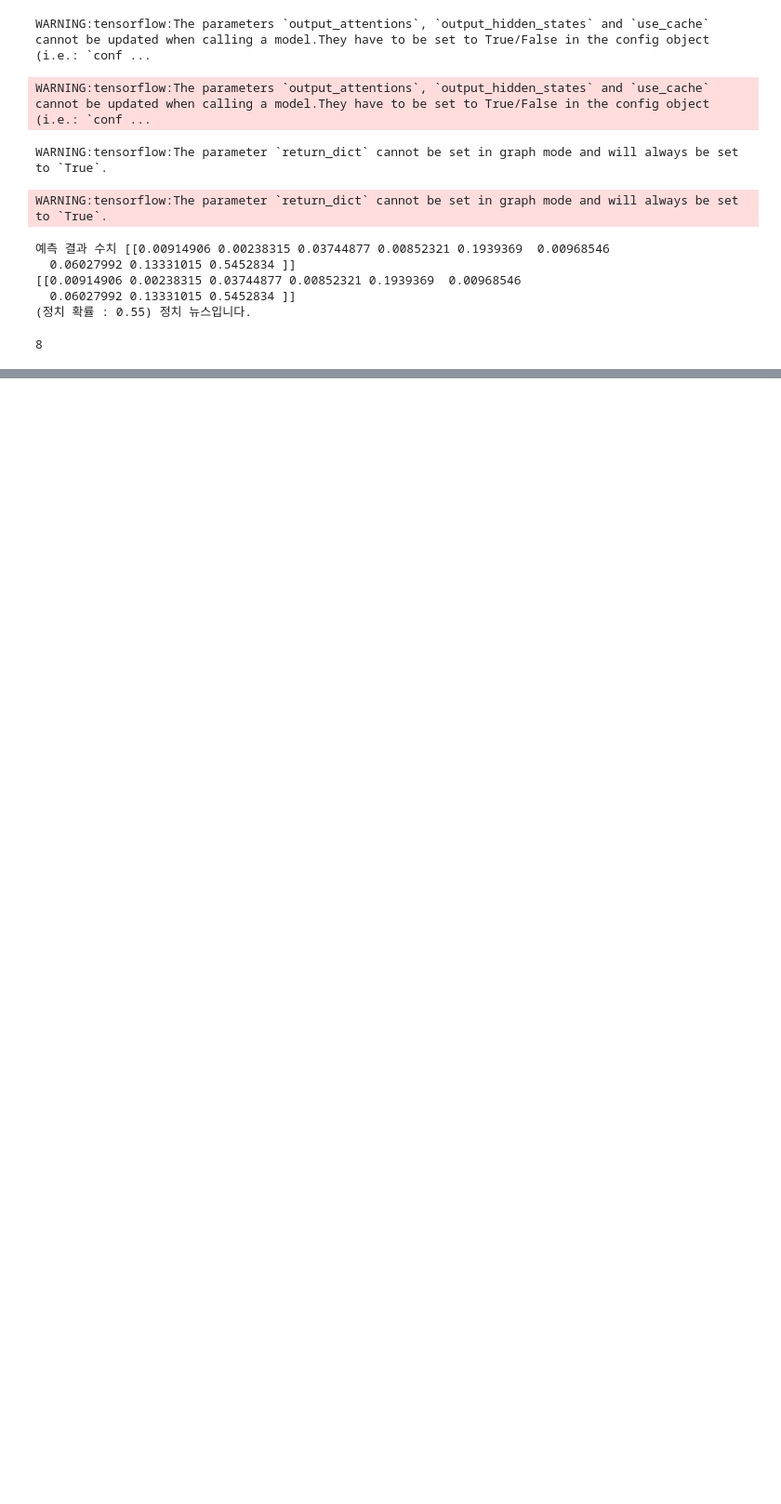
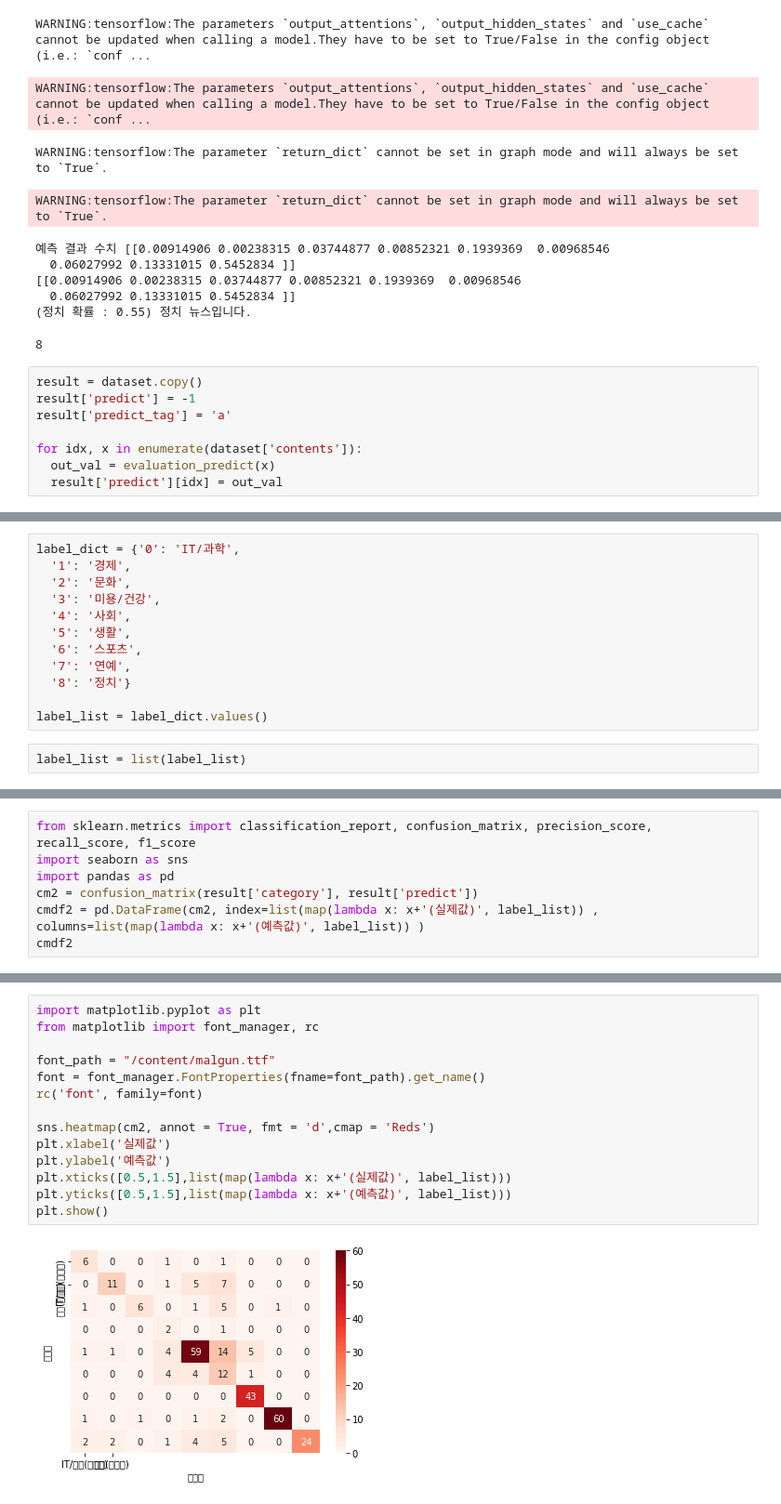
Before and after one commit to cateto/python4NLP, a Jupyter notebook: kobert/20210903load_model.ipynb, the cells around one changed output, grey strips where cells are left out. Shown: that part at 93% size. Saved outputs shown, nothing was run; the diff lists cells and outputs as text; blank space fills up the shorter version.

Commit message:
heatmap 추가

```diff
--- a/kobert/20210903load_model.ipynb
+++ b/kobert/20210903load_model.ipynb
@@ -240,3 +237,11 @@ WARNING:tensorflow:The parameter `return_dict` cannot be set in graph mode and w
   0.06027992 0.13331015 0.5452834 ]]
 (정치 확률 : 0.55) 정치 뉴스입니다.
 8
+# %%
+result = dataset.copy()
+result['predict'] = -1
+result['predict_tag'] = 'a'
+
+for idx, x in enumerate(dataset['contents']):
+  out_val = evaluation_predict(x)
+  result['predict'][idx] = out_val
@@ -242,0 +348,14 @@ WARNING:tensorflow:The parameter `return_dict` cannot be set in graph mode and w
+# %%
+label_dict = {'0': 'IT/과학',
+  '1': '경제',
+  '2': '문화',
+  '3': '미용/건강',
+  '4': '사회',
+  '5': '생활',
+  '6': '스포츠',
+  '7': '연예',
+  '8': '정치'}
+
+label_list = label_dict.values()
+# %%
+label_list = list(label_list)
@@ -242,0 +397,7 @@ WARNING:tensorflow:The parameter `return_dict` cannot be set in graph mode and w
+# %%
+from sklearn.metrics import classification_report, confusion_matrix, precision_score, recall_score, f1_score
+import seaborn as sns
+import pandas as pd
+cm2 = confusion_matrix(result['category'], result['predict'])
+cmdf2 = pd.DataFrame(cm2, index=list(map(lambda x: x+'(실제값)', label_list)) , columns=list(map(lambda x: x+'(예측값)', label_list)) )
+cmdf2
@@ -242,0 +415,16 @@ WARNING:tensorflow:The parameter `return_dict` cannot be set in graph mode and w
+# %%
+import matplotlib.pyplot as plt
+from matplotlib import font_manager, rc
+
+font_path = "/content/malgun.ttf"
+font = font_manager.FontProperties(fname=font_path).get_name()
+rc('font', family=font)
+
+sns.heatmap(cm2, annot = True, fmt = 'd',cmap = 'Reds')
+plt.xlabel('실제값')
+plt.ylabel('예측값')
+plt.xticks([0.5,1.5],list(map(lambda x: x+'(실제값)', label_list)))
+plt.yticks([0.5,1.5],list(map(lambda x: x+'(예측값)', label_list)))
+plt.show()
+# %% [output]
+[figure, added]
```
Also changed, not shown: parts of 11 cells of this notebook.
